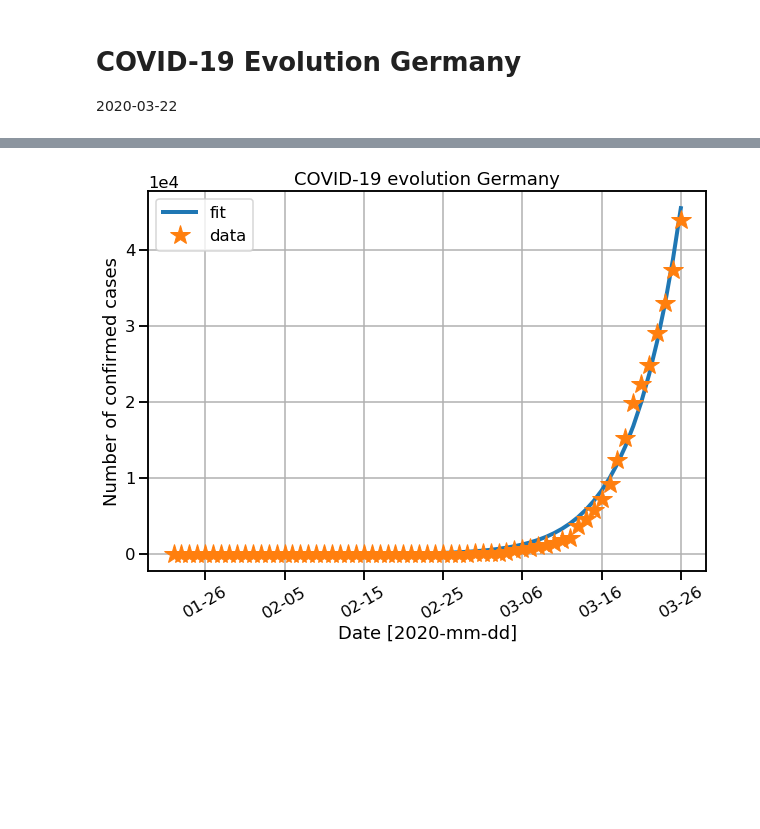
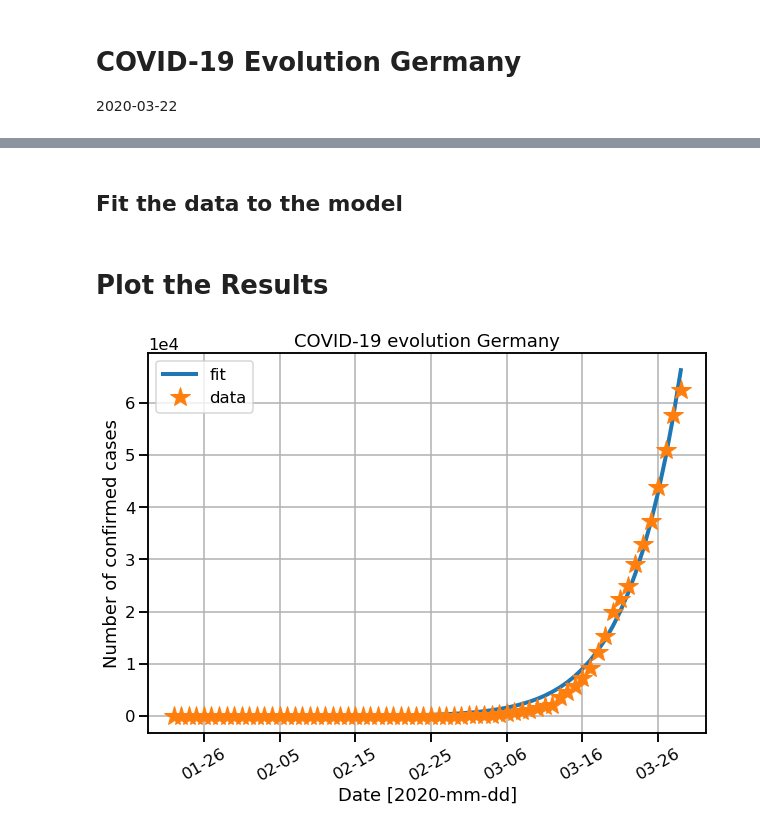
Before and after one commit to circlespace/covid19, a Jupyter notebook: COVID-19_Germany.ipynb, the cells around one changed output, grey strips where cells are left out. Cells and saved outputs as stored; diff of their text form; code cells hidden in the pictures; blank space fills up the shorter version.

Commit message:
added data for 2020-03-29 added plots with the historical evolution of the peak of infections and 1 million infections

```diff
--- a/COVID-19_Germany.ipynb
+++ b/COVID-19_Germany.ipynb
@@ -21,37 +27,39 @@ import datetime
 ydata = np.array([
     0,0,0,0,0,1,4,4,4,5,8,10,12,12,12,12,13,13,14,14,16,16,16,16,16,16,16,16,16,16,16,16,16,16,17,27,46,\
     48,79,130,159,196,262,482,670,799,1040,1176,1457,1908,2078,3675,4585,5795,7272,9257,12327,15320,19848,
-    22364,24873,29056,32986, 37323,43938, 50871, 57695])
-# to Mar 26
+    22364,24873,29056,32986, 37323,43938, 50871, 57695, 62435])
+# to Mar 29
 xdata = np.arange(1,len(ydata)+1)
-date1 = datetime.date(2020, 1, 22)
-date2 = datetime.date(2020, 1, 22) + datetime.timedelta(days=len(ydata))
-delta = datetime.timedelta(days=1)
-dates = drange(date1, date2, delta)
+date_start = datetime.date(2020, 1, 22)
+date_end   = date_start + datetime.timedelta(days=len(ydata))
+dates_data = drange(date_start, date_end, datetime.timedelta(days=1))
+# %% [markdown]
+## Fit the data to the model
 # %%
 # fit the data to the error function
-from scipy.optimize import curve_fit
 popt, pcov = curve_fit(fit_func, xdata, ydata, p0=[0.04, 120])
-yfit = fit_func(xdata, popt[0], popt[1])
+yfit = fit_func(xdata, *popt)
+# %% [markdown]
+# Plot the Results
 # %%
 # plot the data and the fitted function
 sns.set_context('talk')
 fig, ax = plt.subplots(figsize=(10, 7))
-ax.plot(dates, yfit, '-', linewidth=4, label="fit")
-ax.plot(dates, ydata, '*', linewidth=4, label="data", markersize=20)
+ax.plot(dates_data, yfit, '-', linewidth=4, label="fit")
+ax.plot(dates_data, ydata, '*', linewidth=4, label="data", markersize=20)
 ax.set_xlabel(r"Date [2020-mm-dd]")
 ax.set_ylabel(r"Number of confirmed cases")
 ax.set_title(r"COVID-19 evolution Germany")
 ax.grid(True)
 #ax.tick_params(labelsize=14)
 ax.xaxis.set_major_formatter(DateFormatter('%m-%d'))
 ax.xaxis.set_tick_params(rotation=30)
 plt.ticklabel_format(axis='y', style='sci', scilimits=(-2,2))
 plt.legend()
 plt.show()
 #fig.savefig('c1.png')
 # %% [output]
-[figure, old version]
+[figure, new version]
 # %%
 # extrapolate to the coming months
 x_ex = np.arange(1, 150)
```
Also changed, not shown: parts of 13 cells of this notebook.
